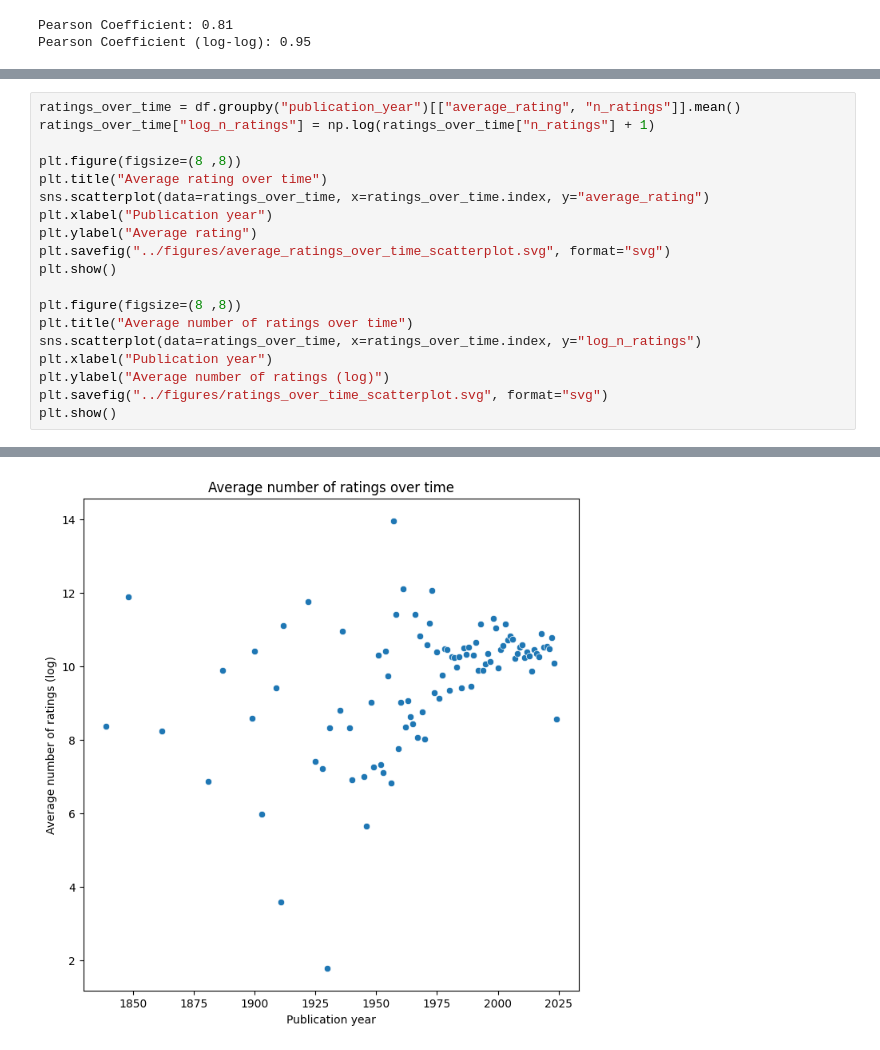
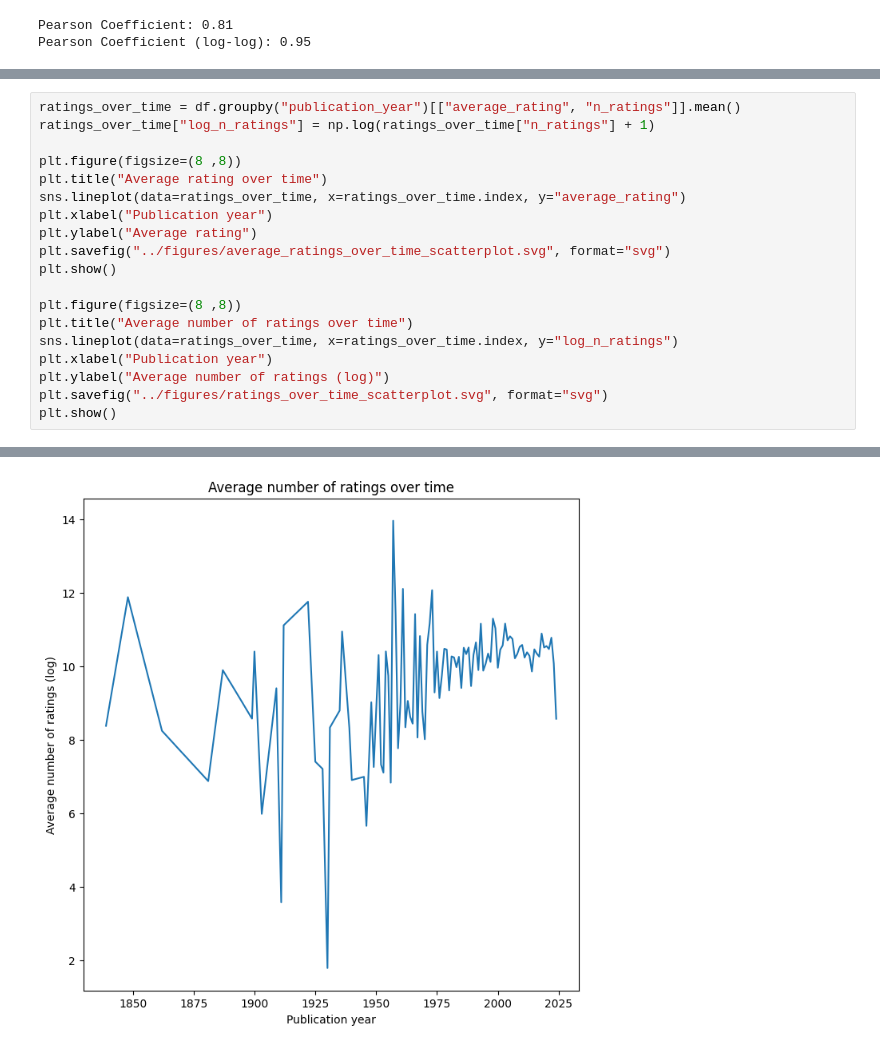
Before and after one commit to Ethan2541/Projet-DALAS, a Jupyter notebook: src/eda.ipynb, the cells around one changed output, grey strips where cells are left out. Saved outputs shown, nothing was run; the diff lists cells and outputs as text.

```diff
--- a/src/eda.ipynb
+++ b/src/eda.ipynb
@@ -552,7 +549,7 @@ ratings_over_time["log_n_ratings"] = np.log(ratings_over_time["n_ratings"] + 1)
 
 plt.figure(figsize=(8 ,8))
 plt.title("Average rating over time")
-sns.scatterplot(data=ratings_over_time, x=ratings_over_time.index, y="average_rating")
+sns.lineplot(data=ratings_over_time, x=ratings_over_time.index, y="average_rating")
 plt.xlabel("Publication year")
 plt.ylabel("Average rating")
 plt.savefig("../figures/average_ratings_over_time_scatterplot.svg", format="svg")
@@ -560,7 +557,7 @@ plt.show()
 
 plt.figure(figsize=(8 ,8))
 plt.title("Average number of ratings over time")
-sns.scatterplot(data=ratings_over_time, x=ratings_over_time.index, y="log_n_ratings")
+sns.lineplot(data=ratings_over_time, x=ratings_over_time.index, y="log_n_ratings")
 plt.xlabel("Publication year")
 plt.ylabel("Average number of ratings (log)")
 plt.savefig("../figures/ratings_over_time_scatterplot.svg", format="svg")
@@ -570 +567 @@ plt.show()
-[figure, old version]
+[figure, new version]
```
Also changed, not shown: parts of 7 cells of this notebook, 27 other files.
